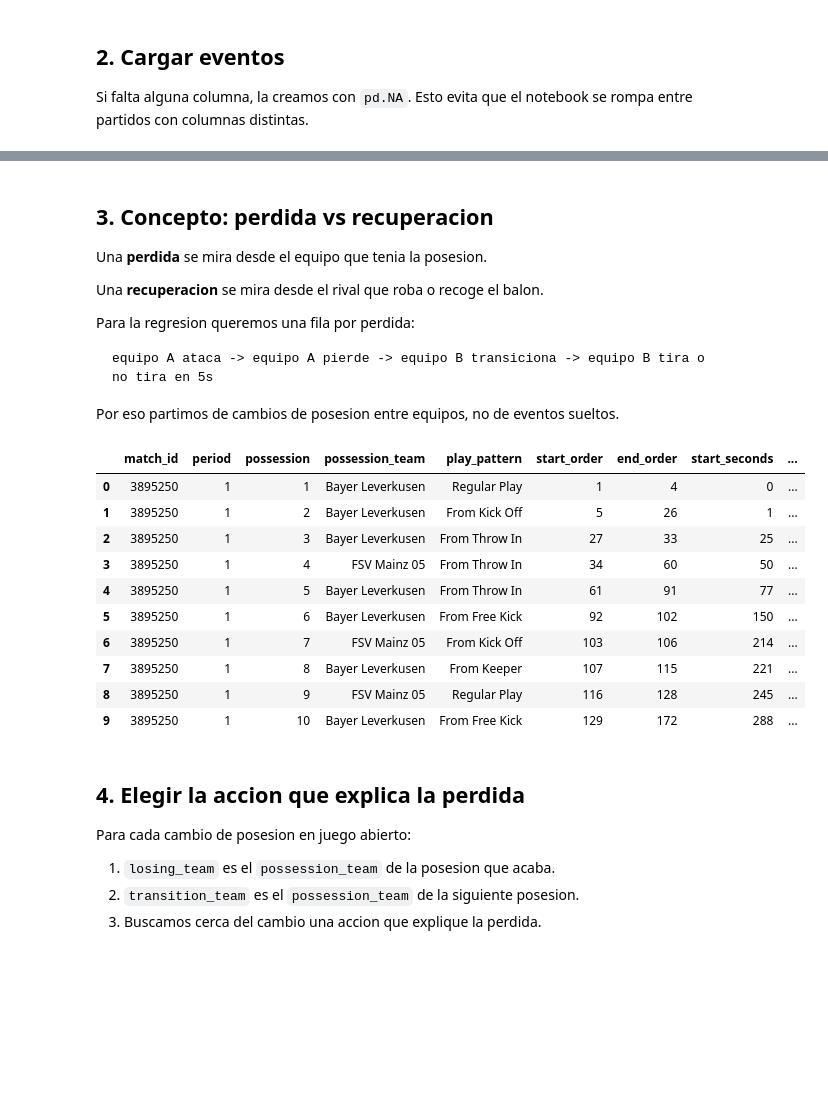
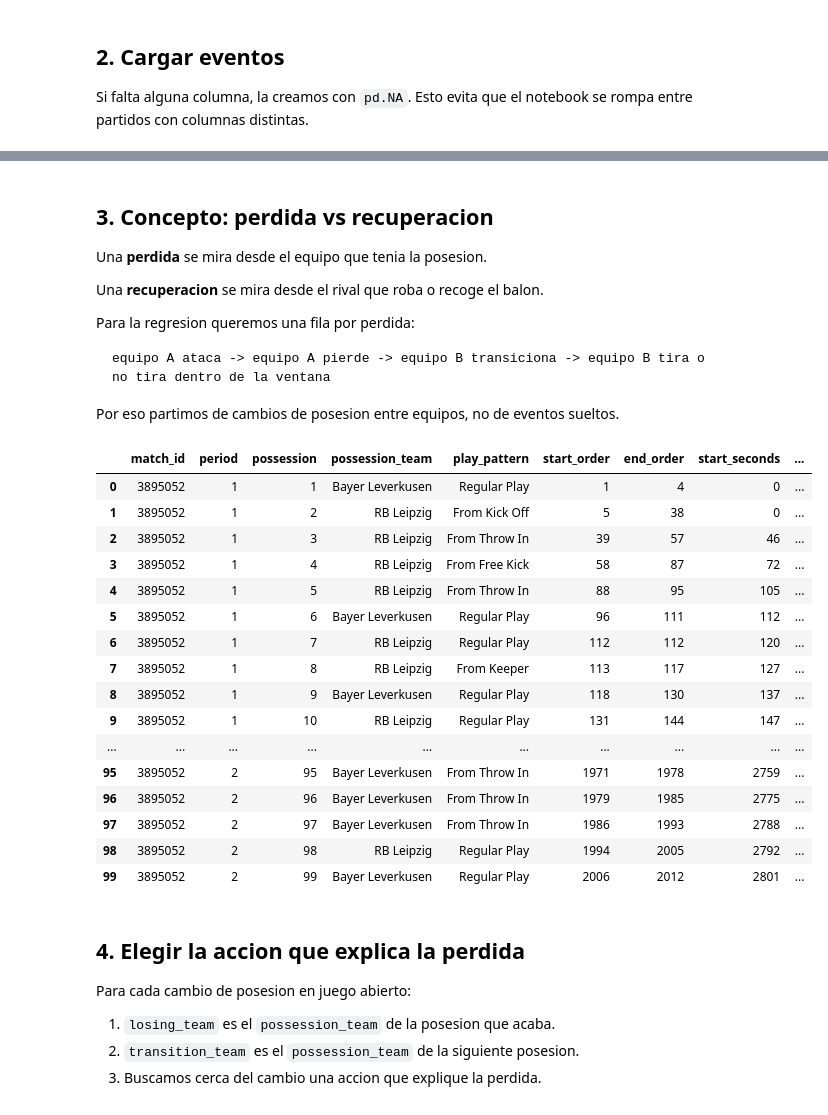
Before and after one commit to acastano149/ball-loss-to-threat, a Jupyter notebook: acciones_recuperacion_terminan_tiro_ejemplo.ipynb, the cells around one changed output, grey strips where cells are left out. Saved outputs shown, nothing was run; the diff lists cells and outputs as text; code cells hidden in the pictures; blank space fills up the shorter version.

Commit message:
Add final dataframe to regression or random forest

````diff
--- a/acciones_recuperacion_terminan_tiro_ejemplo.ipynb
+++ b/acciones_recuperacion_terminan_tiro_ejemplo.ipynb
@@ -47,7 +62,7 @@ matches = sb.matches(competition_id=COMPETITION_ID, season_id=SEASON_ID).copy()
 matches = matches.sort_values(["match_date", "match_id"]).reset_index(drop=True)
 
 if MATCH_ID is None:
-    MATCH_ID = int(matches.loc[22, "match_id"])
+    MATCH_ID = int(matches.loc[0, "match_id"])
 
 match_info = matches[matches["match_id"] == MATCH_ID].copy()
 home_team = match_info.iloc[0]["home_team"]
@@ -153,58 +204,64 @@ Una **recuperacion** se mira desde el rival que roba o recoge el balon.
 
 Para la regresion queremos una fila por perdida:
 
-```text
-equipo A ataca -> equipo A pierde -> equipo B transiciona -> equipo B tira o no tira en 5s
+``` text
+equipo A ataca -> equipo A pierde -> equipo B transiciona -> equipo B tira o no tira dentro de la ventana
 ```
 
 Por eso partimos de cambios de posesion entre equipos, no de eventos sueltos.
 # %%
 OPEN_PLAY_NEXT_PATTERNS = {"Regular Play", "From Counter"}
-SHOT_WINDOW_SECONDS = 5
+SHOT_WINDOW_SECONDS = 10
 
 
 def is_true(value):
     if pd.isna(value):
         return False
     if isinstance(value, str):
         return value.lower() in {"true", "1", "yes", "si", "sí"}
     return bool(value)
 
 
 def possession_meta(events):
     """Una fila por posesion: equipo, inicio y final."""
     return (
         events.dropna(subset=["possession"])
         .sort_values(["period", "event_order"])
         .groupby(["match_id", "period", "possession"], observed=True)
         .agg(
             possession_team=("possession_team", "first"),
             play_pattern=("play_pattern", "first"),
             start_order=("event_order", "min"),
             end_order=("event_order", "max"),
             start_seconds=("event_seconds", "min"),
             end_seconds=("event_seconds", "max"),
         )
         .reset_index()
         .sort_values(["period", "start_order"])
         .reset_index(drop=True)
     )
 
 
 meta = possession_meta(events)
-meta.head(10)
+meta.head(100)
 # %% [output]
 |  | match_id | period | possession | possession_team | play_pattern | start_order | end_order | start_seconds | ... |
-| 0 | 3895250 | 1 | 1 | Bayer Leverkusen | Regular Play | 1 | 4 | 0 | ... |
-| 1 | 3895250 | 1 | 2 | Bayer Leverkusen | From Kick Off | 5 | 26 | 1 | ... |
-| 2 | 3895250 | 1 | 3 | Bayer Leverkusen | From Throw In | 27 | 33 | 25 | ... |
-| 3 | 3895250 | 1 | 4 | FSV Mainz 05 | From Throw In | 34 | 60 | 50 | ... |
-| 4 | 3895250 | 1 | 5 | Bayer Leverkusen | From Throw In | 61 | 91 | 77 | ... |
-| 5 | 3895250 | 1 | 6 | Bayer Leverkusen | From Free Kick | 92 | 102 | 150 | ... |
-| 6 | 3895250 | 1 | 7 | FSV Mainz 05 | From Kick Off | 103 | 106 | 214 | ... |
-| 7 | 3895250 | 1 | 8 | Bayer Leverkusen | From Keeper | 107 | 115 | 221 | ... |
-| 8 | 3895250 | 1 | 9 | FSV Mainz 05 | Regular Play | 116 | 128 | 245 | ... |
-| 9 | 3895250 | 1 | 10 | Bayer Leverkusen | From Free Kick | 129 | 172 | 288 | ... |
+| 0 | 3895052 | 1 | 1 | Bayer Leverkusen | Regular Play | 1 | 4 | 0 | ... |
+| 1 | 3895052 | 1 | 2 | RB Leipzig | From Kick Off | 5 | 38 | 0 | ... |
+| 2 | 3895052 | 1 | 3 | RB Leipzig | From Throw In | 39 | 57 | 46 | ... |
+| 3 | 3895052 | 1 | 4 | RB Leipzig | From Free Kick | 58 | 87 | 72 | ... |
+| 4 | 3895052 | 1 | 5 | RB Leipzig | From Throw In | 88 | 95 | 105 | ... |
+| 5 | 3895052 | 1 | 6 | Bayer Leverkusen | Regular Play | 96 | 111 | 112 | ... |
+| 6 | 3895052 | 1 | 7 | RB Leipzig | Regular Play | 112 | 112 | 120 | ... |
+| 7 | 3895052 | 1 | 8 | RB Leipzig | From Keeper | 113 | 117 | 127 | ... |
+| 8 | 3895052 | 1 | 9 | Bayer Leverkusen | Regular Play | 118 | 130 | 137 | ... |
+| 9 | 3895052 | 1 | 10 | RB Leipzig | Regular Play | 131 | 144 | 147 | ... |
+| ... | ... | ... | ... | ... | ... | ... | ... | ... | ... |
+| 95 | 3895052 | 2 | 95 | Bayer Leverkusen | From Throw In | 1971 | 1978 | 2759 | ... |
+| 96 | 3895052 | 2 | 96 | Bayer Leverkusen | From Throw In | 1979 | 1985 | 2775 | ... |
+| 97 | 3895052 | 2 | 97 | Bayer Leverkusen | From Throw In | 1986 | 1993 | 2788 | ... |
+| 98 | 3895052 | 2 | 98 | RB Leipzig | Regular Play | 1994 | 2005 | 2792 | ... |
+| 99 | 3895052 | 2 | 99 | Bayer Leverkusen | Regular Play | 2006 | 2012 | 2801 | ... |
 # %% [markdown]
 ## 4. Elegir la accion que explica la perdida
 
````
Also changed, not shown: parts of 18 cells of this notebook, 1 other file.
